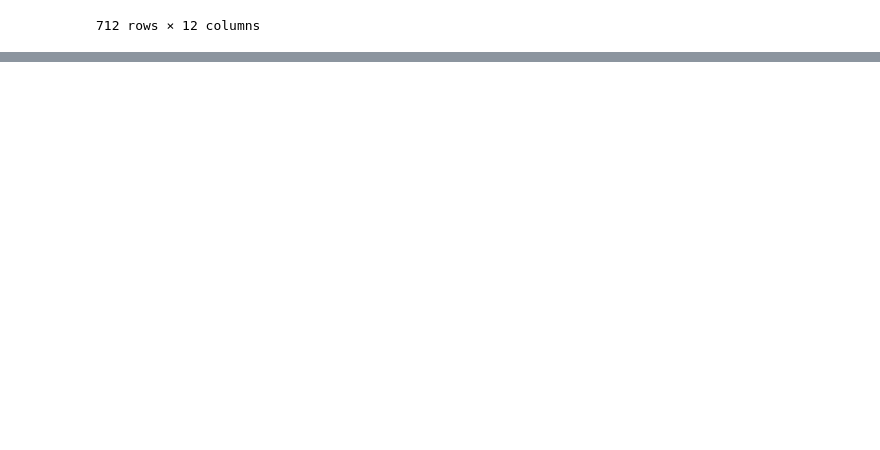
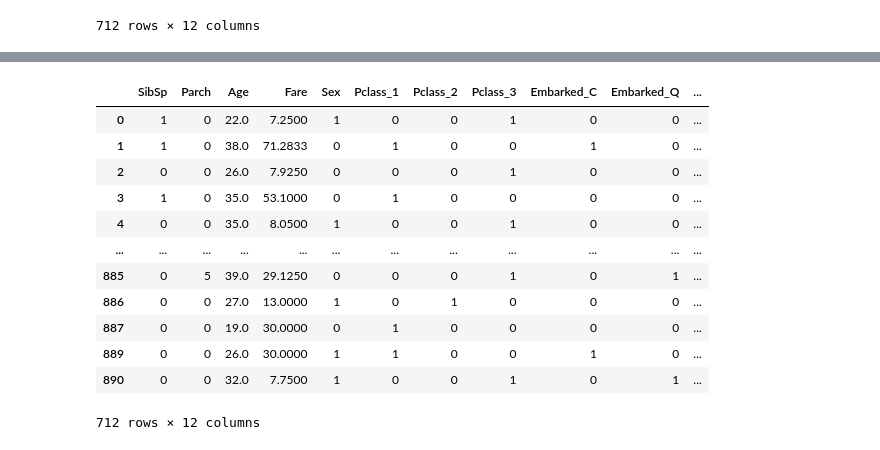
Before and after one commit to rawbil/models_V1, a Jupyter notebook: titanic_model/model1.ipynb, the cells around one changed output, grey strips where cells are left out. Saved outputs shown, nothing was run; the diff lists cells and outputs as text; code cells hidden in the pictures; blank space fills up the shorter version.

```diff
--- a/titanic_model/model1.ipynb
+++ b/titanic_model/model1.ipynb
@@ -147,0 +172,25 @@ df
+# %%
+#The target Survived should be the last column
+# for col in df.columns:
+#     if col == "Survived":
+#         df.columns[-1] = col
+# df.loc["Survived"]
+
+# Remove PassengerId  as it represents column indices which are already provided by default
+updated_cols = ["SibSp", "Parch", "Age", "Fare", "Sex", "Pclass_1", "Pclass_2", "Pclass_3", "Embarked_C", "Embarked_Q", "Embarked_S", "Survived"]
+df = df[updated_cols]
+df
+# %% [output]
+|  | SibSp | Parch | Age | Fare | Sex | Pclass_1 | Pclass_2 | Pclass_3 | Embarked_C | Embarked_Q | ... |
+| 0 | 1 | 0 | 22.0 | 7.2500 | 1 | 0 | 0 | 1 | 0 | 0 | ... |
+| 1 | 1 | 0 | 38.0 | 71.2833 | 0 | 1 | 0 | 0 | 1 | 0 | ... |
+| 2 | 0 | 0 | 26.0 | 7.9250 | 0 | 0 | 0 | 1 | 0 | 0 | ... |
+| 3 | 1 | 0 | 35.0 | 53.1000 | 0 | 1 | 0 | 0 | 0 | 0 | ... |
+| 4 | 0 | 0 | 35.0 | 8.0500 | 1 | 0 | 0 | 1 | 0 | 0 | ... |
+| ... | ... | ... | ... | ... | ... | ... | ... | ... | ... | ... | ... |
+| 885 | 0 | 5 | 39.0 | 29.1250 | 0 | 0 | 0 | 1 | 0 | 1 | ... |
+| 886 | 0 | 0 | 27.0 | 13.0000 | 1 | 0 | 1 | 0 | 0 | 0 | ... |
+| 887 | 0 | 0 | 19.0 | 30.0000 | 0 | 1 | 0 | 0 | 0 | 0 | ... |
+| 889 | 0 | 0 | 26.0 | 30.0000 | 1 | 1 | 0 | 0 | 1 | 0 | ... |
+| 890 | 0 | 0 | 32.0 | 7.7500 | 1 | 0 | 0 | 1 | 0 | 1 | ... |
+712 rows × 12 columns
```
Also changed, not shown: parts of 5 cells of this notebook, 1 other file.
